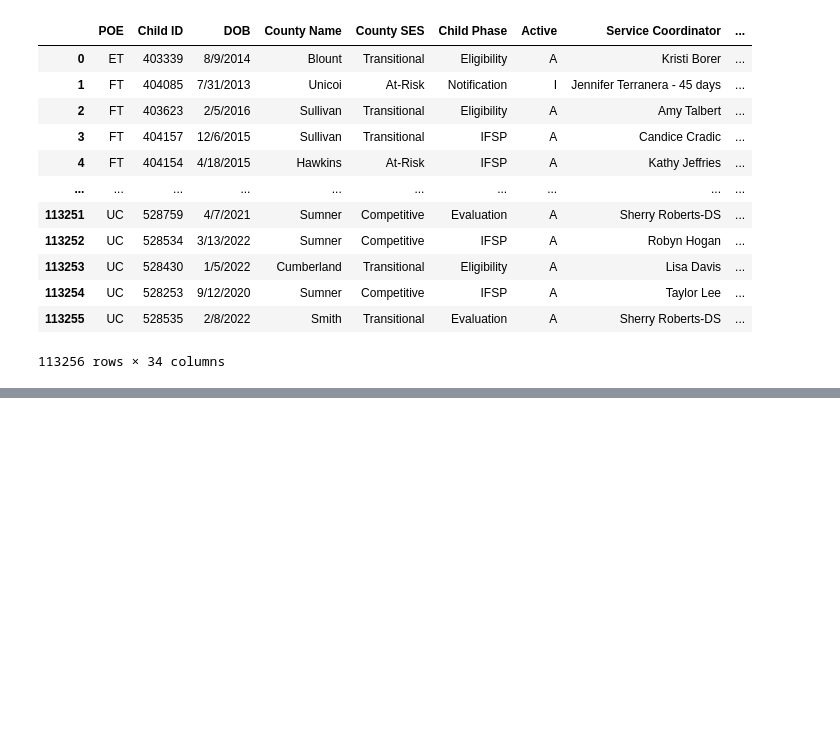
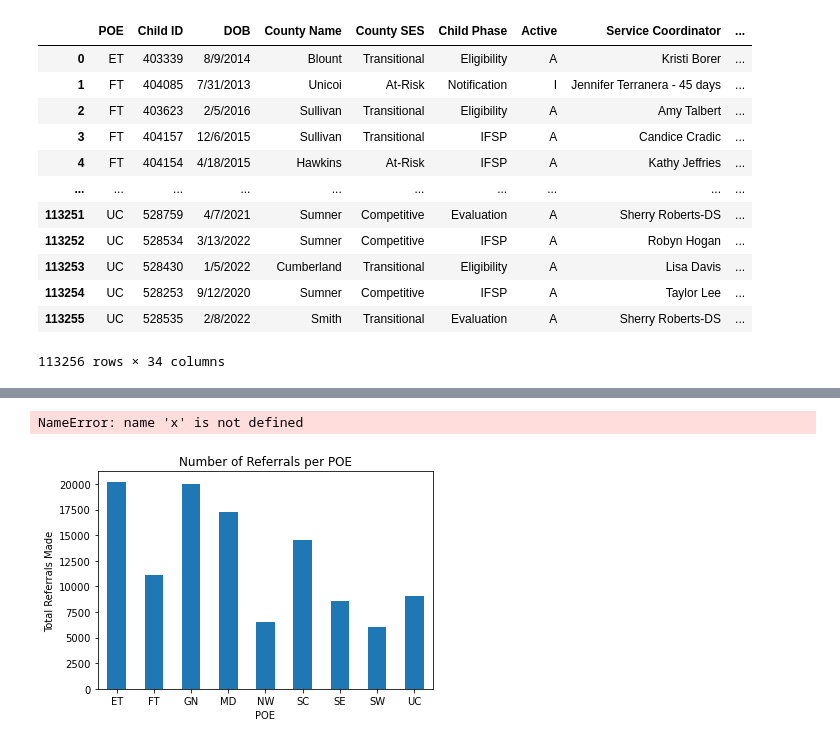
Before and after one commit to MylahKate/teis_project-scar, a Jupyter notebook: notebook/scar_teis_tp.ipynb, the cells around one changed output, grey strips where cells are left out. Saved outputs shown, nothing was run; the diff lists cells and outputs as text; code cells hidden in the pictures; blank space fills up the shorter version.

```diff
--- a/notebook/scar_teis_tp.ipynb
+++ b/notebook/scar_teis_tp.ipynb
@@ -146,0 +128,4 @@ teis_df
+# %%
+poe_ref=teis_monthly_df.groupby(['POE'])['Notification/ Referral Date'].count()
+
+poe_ref
@@ -146,0 +144,22 @@ teis_df
+# %%
+ax = poe_ref.plot.bar(x='POE office', y='Referrals Made', rot=0)
+
+ax.set_ylabel('Total Referrals Made')
+ax.set_title('Number of Referrals per POE')
+ax.set_xticks(x)
+ax.set_xticklabels(x)
+ax.legend()
+
+pps = ax.bar(x - width/2, poe-ref, width, label='Referrals Made')
+for p in pps:
+   height = p.get_height()
+   ax.annotate('{}'.format(height),
+      xy=(p.get_x() + p.get_width() / 2, height),
+      xytext=(0, 3), # 3 points vertical offset
+      textcoords="offset points",
+      ha='center', va='bottom')
+
+plt.show()
+# %% [output]
+NameError: name 'x' is not defined
+[figure, added]
```
Also changed, not shown: parts of 5 cells of this notebook.
